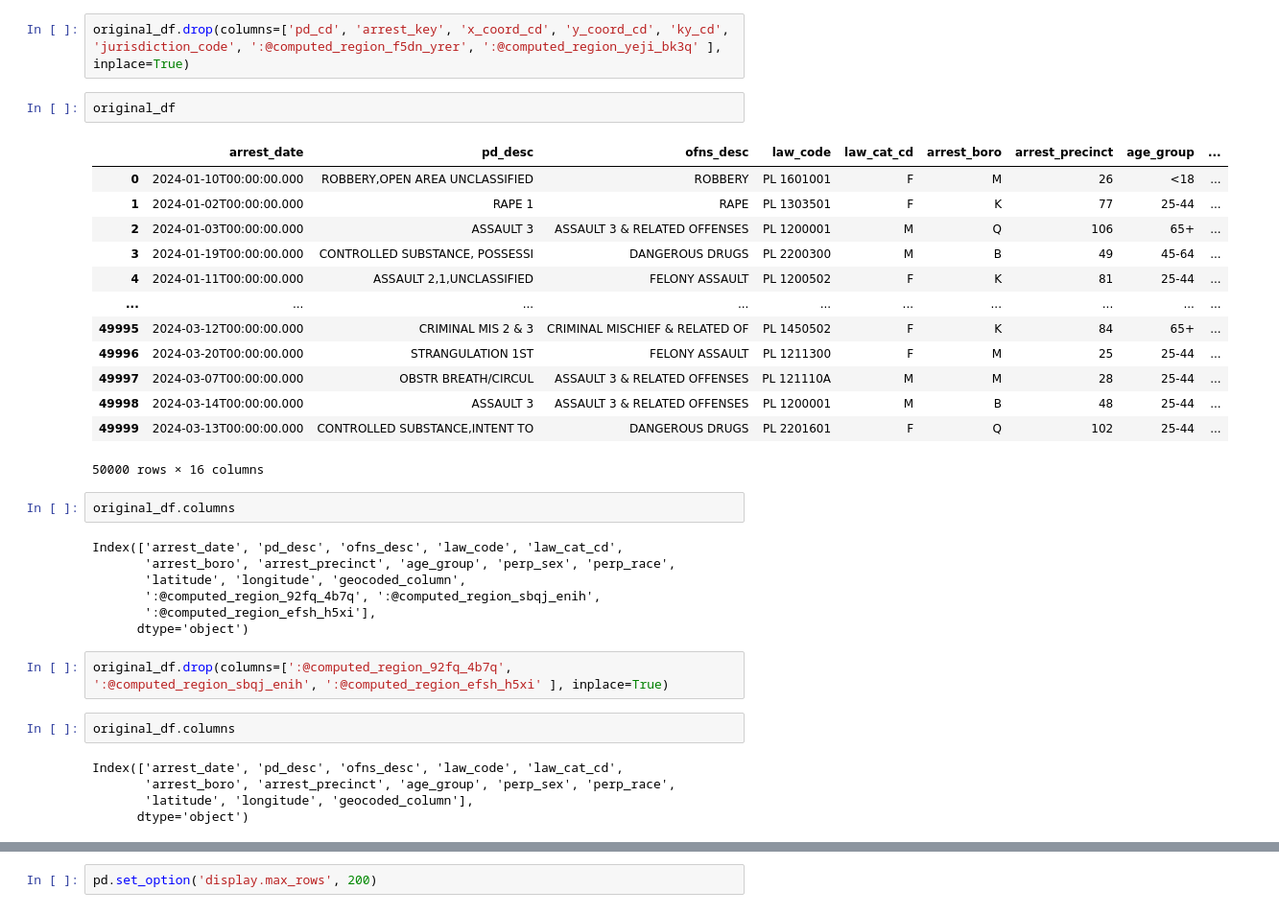
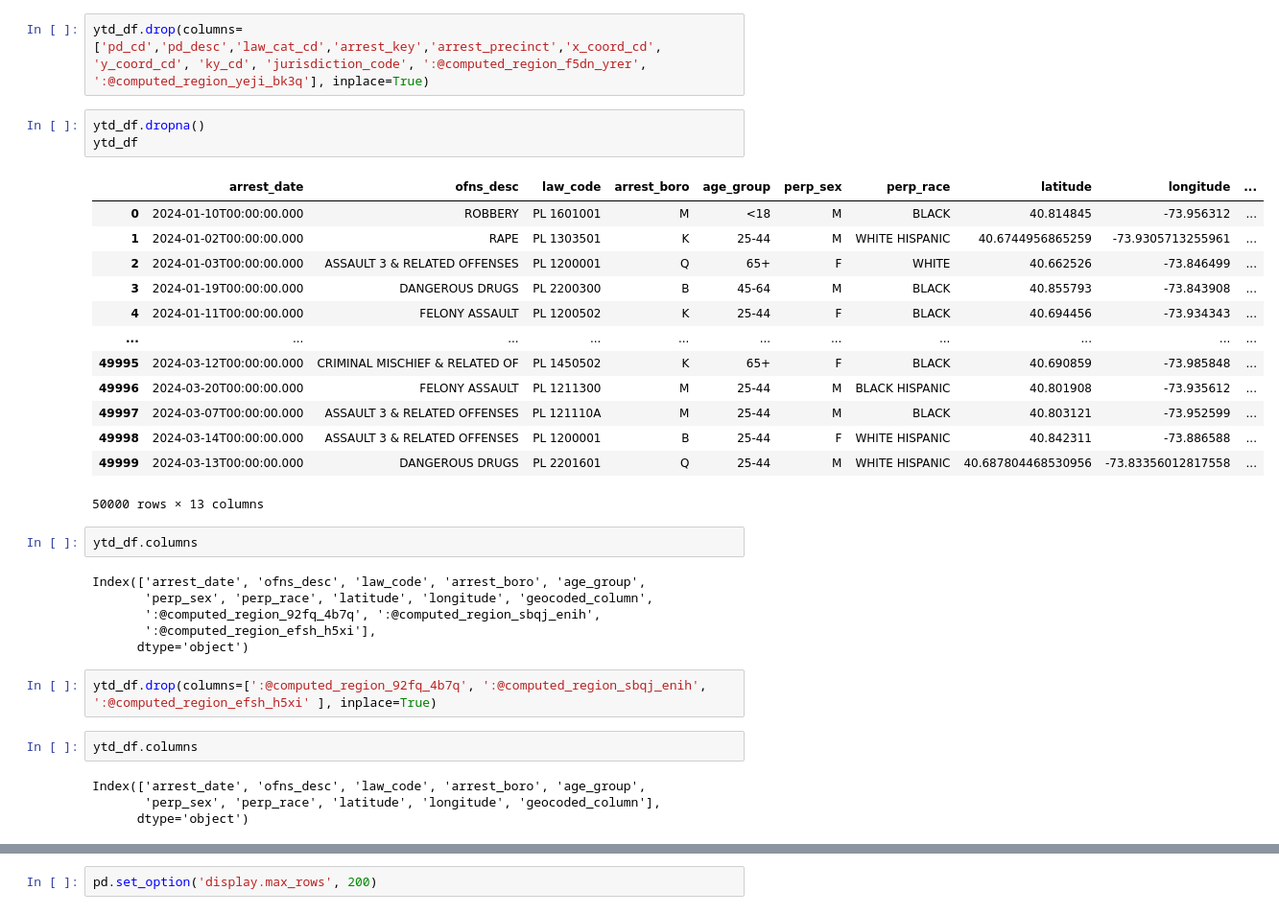
Before and after one commit to amos6224/group5-project1, a Jupyter notebook: group5-project1.ipynb, the cells around one changed output, grey strips where cells are left out. Shown at 96% size. Saved outputs shown, nothing was run; the diff lists cells and outputs as text.

```diff
--- a/group5-project1.ipynb
+++ b/group5-project1.ipynb
@@ -60,38 +179,37 @@ Index(['arrest_key', 'arrest_date', 'pd_cd', 'pd_desc', 'ky_cd', 'ofns_desc',
        ':@computed_region_efsh_h5xi'],
       dtype='object')
 # %%
-original_df.drop(columns=['pd_cd', 'arrest_key', 'x_coord_cd', 'y_coord_cd', 'ky_cd', 'jurisdiction_code', ':@computed_region_f5dn_yrer', ':@computed_region_yeji_bk3q' ], inplace=True)
+ytd_df.drop(columns=['pd_cd','pd_desc','law_cat_cd','arrest_key','arrest_precinct','x_coord_cd', 'y_coord_cd', 'ky_cd', 'jurisdiction_code', ':@computed_region_f5dn_yrer', ':@computed_region_yeji_bk3q'], inplace=True)
-# %%
-original_df
-# %% [output]
-|  | arrest_date | pd_desc | ofns_desc | law_code | law_cat_cd | arrest_boro | arrest_precinct | age_group | ... |
-| 0 | 2024-01-10T00:00:00.000 | ROBBERY,OPEN AREA UNCLASSIFIED | ROBBERY | PL 1601001 | F | M | 26 | <18 | ... |
-| 1 | 2024-01-02T00:00:00.000 | RAPE 1 | RAPE | PL 1303501 | F | K | 77 | 25-44 | ... |
-| 2 | 2024-01-03T00:00:00.000 | ASSAULT 3 | ASSAULT 3 & RELATED OFFENSES | PL 1200001 | M | Q | 106 | 65+ | ... |
-| 3 | 2024-01-19T00:00:00.000 | CONTROLLED SUBSTANCE, POSSESSI | DANGEROUS DRUGS | PL 2200300 | M | B | 49 | 45-64 | ... |
-| 4 | 2024-01-11T00:00:00.000 | ASSAULT 2,1,UNCLASSIFIED | FELONY ASSAULT | PL 1200502 | F | K | 81 | 25-44 | ... |
-| ... | ... | ... | ... | ... | ... | ... | ... | ... | ... |
-| 49995 | 2024-03-12T00:00:00.000 | CRIMINAL MIS 2 & 3 | CRIMINAL MISCHIEF & RELATED OF | PL 1450502 | F | K | 84 | 65+ | ... |
-| 49996 | 2024-03-20T00:00:00.000 | STRANGULATION 1ST | FELONY ASSAULT | PL 1211300 | F | M | 25 | 25-44 | ... |
-| 49997 | 2024-03-07T00:00:00.000 | OBSTR BREATH/CIRCUL | ASSAULT 3 & RELATED OFFENSES | PL 121110A | M | M | 28 | 25-44 | ... |
-| 49998 | 2024-03-14T00:00:00.000 | ASSAULT 3 | ASSAULT 3 & RELATED OFFENSES | PL 1200001 | M | B | 48 | 25-44 | ... |
-| 49999 | 2024-03-13T00:00:00.000 | CONTROLLED SUBSTANCE,INTENT TO | DANGEROUS DRUGS | PL 2201601 | F | Q | 102 | 25-44 | ... |
-50000 rows × 16 columns
+# %%
+ytd_df.dropna()
+ytd_df
+# %% [output]
+|  | arrest_date | ofns_desc | law_code | arrest_boro | age_group | perp_sex | perp_race | latitude | longitude | ... |
+| 0 | 2024-01-10T00:00:00.000 | ROBBERY | PL 1601001 | M | <18 | M | BLACK | 40.814845 | -73.956312 | ... |
+| 1 | 2024-01-02T00:00:00.000 | RAPE | PL 1303501 | K | 25-44 | M | WHITE HISPANIC | 40.6744956865259 | -73.9305713255961 | ... |
+| 2 | 2024-01-03T00:00:00.000 | ASSAULT 3 & RELATED OFFENSES | PL 1200001 | Q | 65+ | F | WHITE | 40.662526 | -73.846499 | ... |
+| 3 | 2024-01-19T00:00:00.000 | DANGEROUS DRUGS | PL 2200300 | B | 45-64 | M | BLACK | 40.855793 | -73.843908 | ... |
+| 4 | 2024-01-11T00:00:00.000 | FELONY ASSAULT | PL 1200502 | K | 25-44 | F | BLACK | 40.694456 | -73.934343 | ... |
+| ... | ... | ... | ... | ... | ... | ... | ... | ... | ... | ... |
+| 49995 | 2024-03-12T00:00:00.000 | CRIMINAL MISCHIEF & RELATED OF | PL 1450502 | K | 65+ | F | BLACK | 40.690859 | -73.985848 | ... |
+| 49996 | 2024-03-20T00:00:00.000 | FELONY ASSAULT | PL 1211300 | M | 25-44 | M | BLACK HISPANIC | 40.801908 | -73.935612 | ... |
+| 49997 | 2024-03-07T00:00:00.000 | ASSAULT 3 & RELATED OFFENSES | PL 121110A | M | 25-44 | M | BLACK | 40.803121 | -73.952599 | ... |
+| 49998 | 2024-03-14T00:00:00.000 | ASSAULT 3 & RELATED OFFENSES | PL 1200001 | B | 25-44 | F | WHITE HISPANIC | 40.842311 | -73.886588 | ... |
+| 49999 | 2024-03-13T00:00:00.000 | DANGEROUS DRUGS | PL 2201601 | Q | 25-44 | M | WHITE HISPANIC | 40.687804468530956 | -73.83356012817558 | ... |
+50000 rows × 13 columns
 # %%
-original_df.columns
+ytd_df.columns
 # %% [output]
-Index(['arrest_date', 'pd_desc', 'ofns_desc', 'law_code', 'law_cat_cd',
-       'arrest_boro', 'arrest_precinct', 'age_group', 'perp_sex', 'perp_race',
-       'latitude', 'longitude', 'geocoded_column',
+Index(['arrest_date', 'ofns_desc', 'law_code', 'arrest_boro', 'age_group',
+       'perp_sex', 'perp_race', 'latitude', 'longitude', 'geocoded_column',
        ':@computed_region_92fq_4b7q', ':@computed_region_sbqj_enih',
        ':@computed_region_efsh_h5xi'],
       dtype='object')
 # %%
-original_df.drop(columns=[':@computed_region_92fq_4b7q', ':@computed_region_sbqj_enih', ':@computed_region_efsh_h5xi' ], inplace=True)
+ytd_df.drop(columns=[':@computed_region_92fq_4b7q', ':@computed_region_sbqj_enih', ':@computed_region_efsh_h5xi' ], inplace=True)
 # %%
-original_df.columns
+ytd_df.columns
 # %% [output]
-Index(['arrest_date', 'pd_desc', 'ofns_desc', 'law_code', 'law_cat_cd',
-       'arrest_boro', 'arrest_precinct', 'age_group', 'perp_sex', 'perp_race',
-       'latitude', 'longitude', 'geocoded_column'],
+Index(['arrest_date', 'ofns_desc', 'law_code', 'arrest_boro', 'age_group',
+       'perp_sex', 'perp_race', 'latitude', 'longitude', 'geocoded_column'],
       dtype='object')
```
Also changed, not shown: parts of 20 cells of this notebook.
